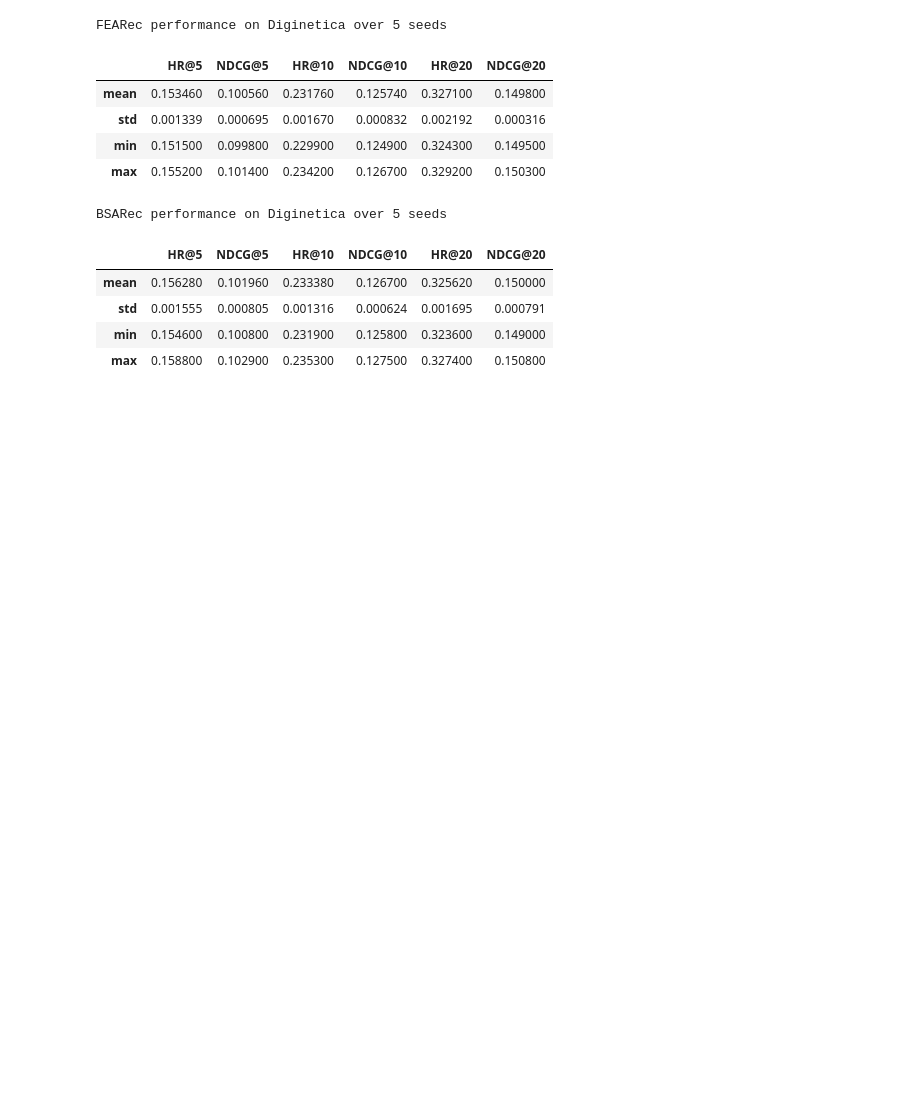
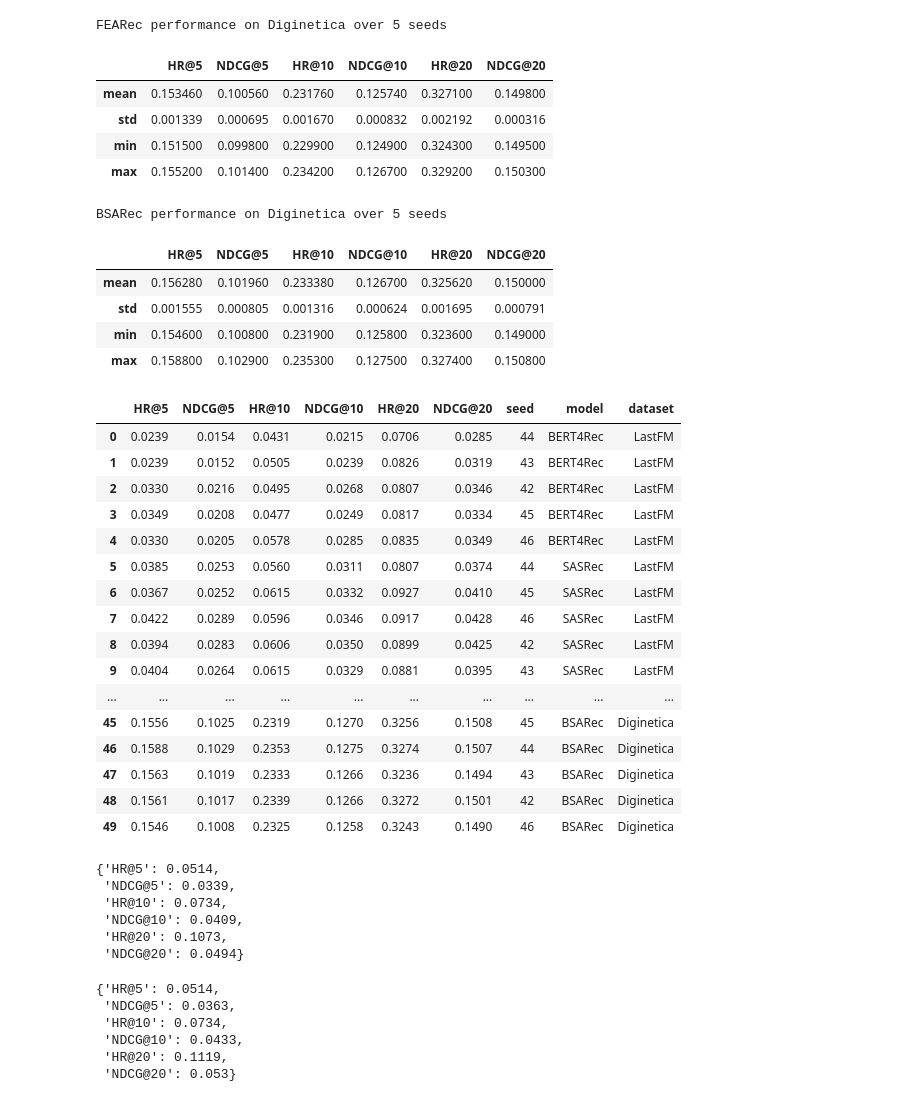
Before and after one commit to Rickvanderveen/BSARec, a Jupyter notebook: BSARec/src/seeded_runs_analysis.ipynb, the cells around one changed output. Drawn from its saved outputs; the diff is of its cells as text; code cells hidden in the pictures; blank space fills up the shorter version.

Commit message:
performance cpfair and focf, dataset statistics

```diff
--- a/BSARec/src/seeded_runs_analysis.ipynb
+++ b/BSARec/src/seeded_runs_analysis.ipynb
@@ -62,6 +62,13 @@ class SeededRuns:
         metrics = [run.metrics() for run in self.runs]
         return pd.DataFrame(metrics)
 
+    def named_metrics_df(self):
+        metrics = [
+            {**run.metrics(), "seed": run.seed(), "model": self.model_name, "dataset": self.dataset}
+            for run in self.runs
+        ]
+        return pd.DataFrame(metrics)
+
     def describe_metrics_df(self, *, caption: bool = False):
         metrics_df = self.metrics_df()
         metrics_df = metrics_df.describe().loc[["mean", "std", "min", "max"]]
@@ -159,3 +166,60 @@ BSARec performance on Diginetica over 5 seeds
 | std | 0.001555 | 0.000805 | 0.001316 | 0.000624 | 0.001695 | 0.000791 |
 | min | 0.154600 | 0.100800 | 0.231900 | 0.125800 | 0.323600 | 0.149000 |
 | max | 0.158800 | 0.102900 | 0.235300 | 0.127500 | 0.327400 | 0.150800 |
+# %%
+all_runs_df = pd.concat(
+    map(
+        lambda df: df.named_metrics_df(),
+        [
+            bert4rec_lastfm,
+            sasrec_lastfm,
+            duorec_lastfm,
+            fearec_lastfm,
+            bsarec_lastfm,
+            bert4rec_diginetica,
+            sasrec_diginetica,
+            duorec_diginetica,
+            fearec_diginetica,
+            bsarec_diginetica,
+        ],
+    )
+).reset_index(drop=True)
+all_runs_df
+# %% [output]
+|  | HR@5 | NDCG@5 | HR@10 | NDCG@10 | HR@20 | NDCG@20 | seed | model | dataset |
+| 0 | 0.0239 | 0.0154 | 0.0431 | 0.0215 | 0.0706 | 0.0285 | 44 | BERT4Rec | LastFM |
+| 1 | 0.0239 | 0.0152 | 0.0505 | 0.0239 | 0.0826 | 0.0319 | 43 | BERT4Rec | LastFM |
+| 2 | 0.0330 | 0.0216 | 0.0495 | 0.0268 | 0.0807 | 0.0346 | 42 | BERT4Rec | LastFM |
+| 3 | 0.0349 | 0.0208 | 0.0477 | 0.0249 | 0.0817 | 0.0334 | 45 | BERT4Rec | LastFM |
+| 4 | 0.0330 | 0.0205 | 0.0578 | 0.0285 | 0.0835 | 0.0349 | 46 | BERT4Rec | LastFM |
+| 5 | 0.0385 | 0.0253 | 0.0560 | 0.0311 | 0.0807 | 0.0374 | 44 | SASRec | LastFM |
+| 6 | 0.0367 | 0.0252 | 0.0615 | 0.0332 | 0.0927 | 0.0410 | 45 | SASRec | LastFM |
+| 7 | 0.0422 | 0.0289 | 0.0596 | 0.0346 | 0.0917 | 0.0428 | 46 | SASRec | LastFM |
+| 8 | 0.0394 | 0.0283 | 0.0606 | 0.0350 | 0.0899 | 0.0425 | 42 | SASRec | LastFM |
+| 9 | 0.0404 | 0.0264 | 0.0615 | 0.0329 | 0.0881 | 0.0395 | 43 | SASRec | LastFM |
+| ... | ... | ... | ... | ... | ... | ... | ... | ... | ... |
+| 45 | 0.1556 | 0.1025 | 0.2319 | 0.1270 | 0.3256 | 0.1508 | 45 | BSARec | Diginetica |
+| 46 | 0.1588 | 0.1029 | 0.2353 | 0.1275 | 0.3274 | 0.1507 | 44 | BSARec | Diginetica |
+| 47 | 0.1563 | 0.1019 | 0.2333 | 0.1266 | 0.3236 | 0.1494 | 43 | BSARec | Diginetica |
+| 48 | 0.1561 | 0.1017 | 0.2339 | 0.1266 | 0.3272 | 0.1501 | 42 | BSARec | Diginetica |
+| 49 | 0.1546 | 0.1008 | 0.2325 | 0.1258 | 0.3243 | 0.1490 | 46 | BSARec | Diginetica |
+# %%
+bsarec_lastfm = Run(OUTPUT_DIR / "BSARec_LastFM.log")
+bsarec_lastfm.metrics()
+# %% [output]
+{'HR@5': 0.0514,
+ 'NDCG@5': 0.0339,
+ 'HR@10': 0.0734,
+ 'NDCG@10': 0.0409,
+ 'HR@20': 0.1073,
+ 'NDCG@20': 0.0494}
+# %%
+bsarec_lastfm_focf = Run(OUTPUT_DIR / "BSARec_LastFM_FOCF.log")
+bsarec_lastfm_focf.metrics()
+# %% [output]
+{'HR@5': 0.0514,
+ 'NDCG@5': 0.0363,
+ 'HR@10': 0.0734,
+ 'NDCG@10': 0.0433,
+ 'HR@20': 0.1119,
+ 'NDCG@20': 0.053}
```
Also changed, not shown: parts of 1 cell of this notebook, 2 other files.
